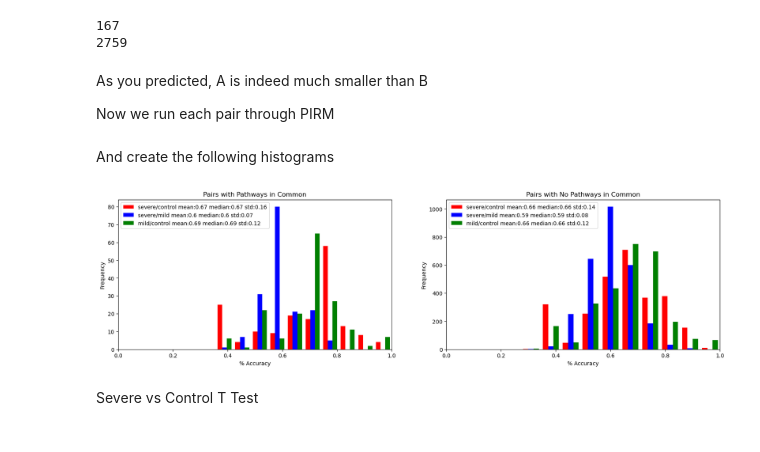
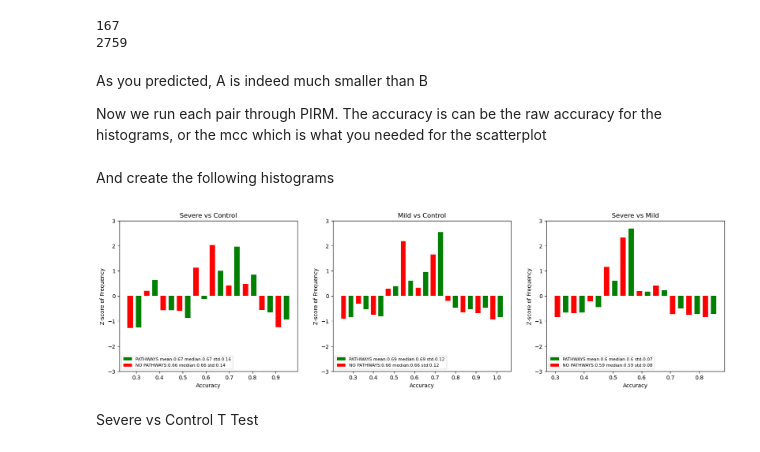
Before and after one commit to SignatureDiagnostics/pathway_analysis, a Jupyter notebook: exploratory_work.ipynb, the cells around one changed output. Saved outputs shown, nothing was run; the diff lists cells and outputs as text; code cells hidden in the pictures.

```diff
--- a/exploratory_work.ipynb
+++ b/exploratory_work.ipynb
@@ -65,5 +67,5 @@ print(len(B))
 # %% [markdown]
 As you predicted, A is indeed much smaller than B
 
-Now we run each pair through PIRM
+Now we run each pair through PIRM. The accuracy is can be the raw accuracy for the histograms, or the mcc which is what you needed for the scatterplot
 # %%
@@ -85,39 +99,41 @@ def PIRM_accuracy(case, control, pairs):
 # %% [markdown]
 And create the following histograms
-# %%
-A_sc = PIRM_accuracy(severe, control, A)
-B_sc = PIRM_accuracy(severe, control, B)
-A_sm = PIRM_accuracy(severe, mild, A)
-B_sm = PIRM_accuracy(severe, mild, B)
-A_mc = PIRM_accuracy(mild, control, A)
-B_mc = PIRM_accuracy(mild, control, B)
-fig, (ax1, ax2) = plt.subplots(1, 2, figsize=(20, 5))
-l = [
-    f"severe/control mean:{np.round(np.mean(A_sc),2)} median:{round(np.mean(A_sc),2)} std:{np.round(np.std(A_sc),2)}",
-    f"severe/mild mean:{np.round(np.mean(A_sm),2)} median:{round(np.mean(A_sm),2)} std:{np.round(np.std(A_sm),2)}",
-    f"mild/control mean:{np.round(np.mean(A_mc),2)} median:{round(np.mean(A_mc),2)} std:{np.round(np.std(A_mc),2)}",
-]
-ax1.hist((A_sc, A_sm, A_mc), color=["red", "blue", "green"], label=l)
-ax1.set_title("Pairs with Pathways in Common")
-ax1.legend(loc="upper left")
-ax1.set_xlim(0, 1)
-ax1.set_xlabel("% Accuracy")
-ax1.set_ylabel("Frequency")
-l = [
-    f"severe/control mean:{np.round(np.mean(B_sc),2)} median:{round(np.mean(B_sc),2)} std:{np.round(np.std(B_sc),2)}",
-    f"severe/mild mean:{np.round(np.mean(B_sm),2)} median:{round(np.mean(B_sm),2)} std:{np.round(np.std(B_sm),2)}",
-    f"mild/control mean:{np.round(np.mean(B_mc),2)} median:{round(np.mean(B_mc),2)} std:{np.round(np.std(B_mc),2)}",
-]
-ax2.hist((B_sc, B_sm, B_mc), color=["red", "blue", "green"], label=l)
-ax2.set_title("Pairs with No Pathways in Common")
-ax2.legend(loc="upper left")
-ax2.set_xlim(0, 1)
-ax2.set_xlabel("% Accuracy")
-ax2.set_ylabel("Frequency")
-plt.savefig("histograms.png")
-plt.show()
-# %% [output]
-[figure, removed]
+# %%
+def plot_zscore(ax, name, A, B):
+    l = [
+        f"PATHWAYS mean:{np.round(np.mean(A),2)} median:{round(np.mean(A),2)} std:{np.round(np.std(A),2)}",
+        f"NO PATHWAYS:{np.round(np.mean(B),2)} median:{round(np.mean(B),2)} std:{np.round(np.std(B),2)}",
+    ]
+    min_value = min(min(A), min(B))
+    max_value = max(max(A), max(B))
+    num_bins = 10
+    bin_width = ((max_value - min_value) / num_bins)
+    bins = np.arange(min_value, max_value + bin_width, bin_width)
+    z_scores_a = zscore(np.histogram(A, bins=bins)[0])
+    z_scores_b = zscore(np.histogram(B, bins=bins)[0])
+    ax.bar(bins[:-1]+bin_width/4, z_scores_a, width=bin_width/3, color='g', label=l[0])
+    ax.bar(bins[:-1]-bin_width/4, z_scores_b, width=bin_width/3, color='r', label=l[1])
+    ax.legend(fontsize=8, loc='lower left')
+    ax.set_title(name)
+    ax.set_ylim(-3,3)
+    ax.set_xlabel('Accuracy')
+    ax.set_ylabel('Z-score of Frequency')
+    return ax
+# %%
+A_sc = PIRM_accuracy(severe, control, A)
+B_sc = PIRM_accuracy(severe, control, B)
+A_sm = PIRM_accuracy(severe, mild, A)
+B_sm = PIRM_accuracy(severe, mild, B)
+A_mc = PIRM_accuracy(mild, control, A)
+B_mc = PIRM_accuracy(mild, control, B)
+fig, axes = plt.subplots(1, 3, figsize=(20, 5))
+axes[0] = plot_zscore(axes[0], 'Severe vs Control', A_sc, B_sc)
+axes[1] = plot_zscore(axes[1], 'Mild vs Control', A_mc, B_mc)
+axes[2] = plot_zscore(axes[2], 'Severe vs Mild', A_sm, B_sm)
+plt.savefig("histograms.png")
+plt.show()
+# %% [output]
+[figure, added]
 # %% [markdown]
 Severe vs Control T Test
 # %%
```
Also changed, not shown: parts of 21 cells of this notebook, 1 other file.
